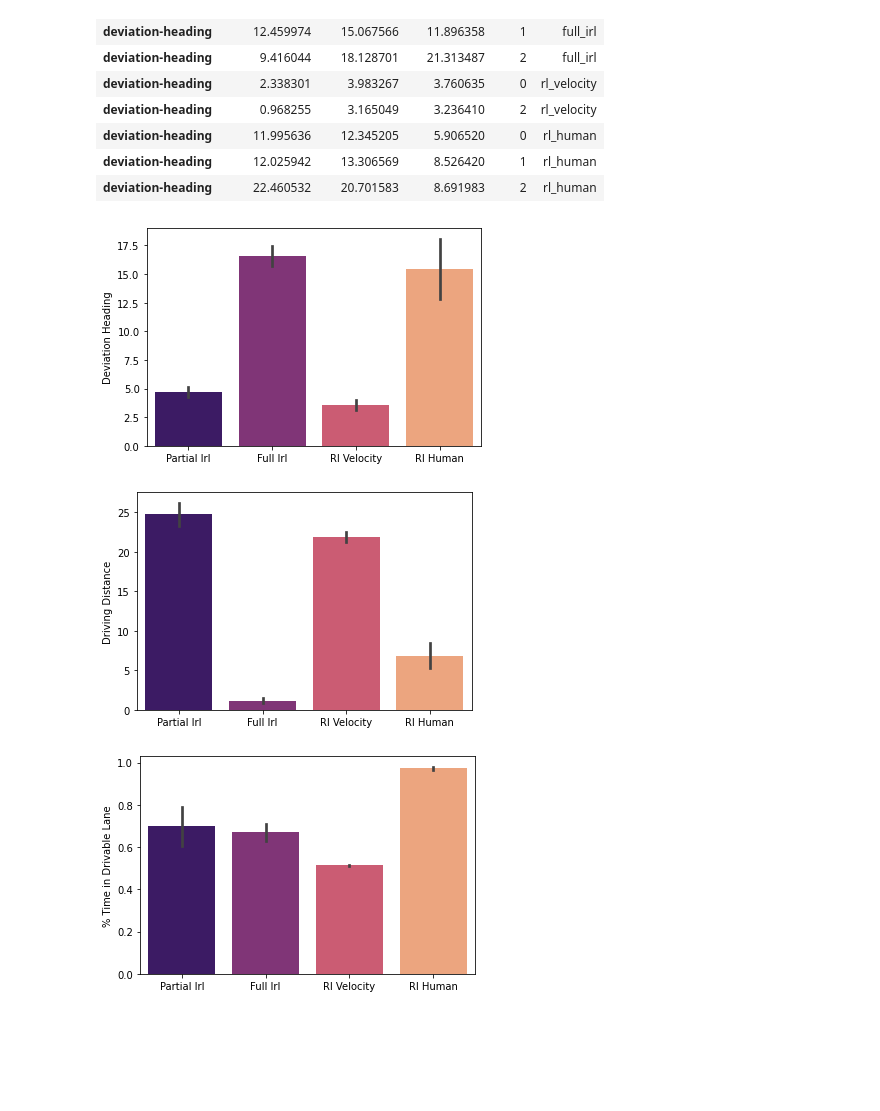
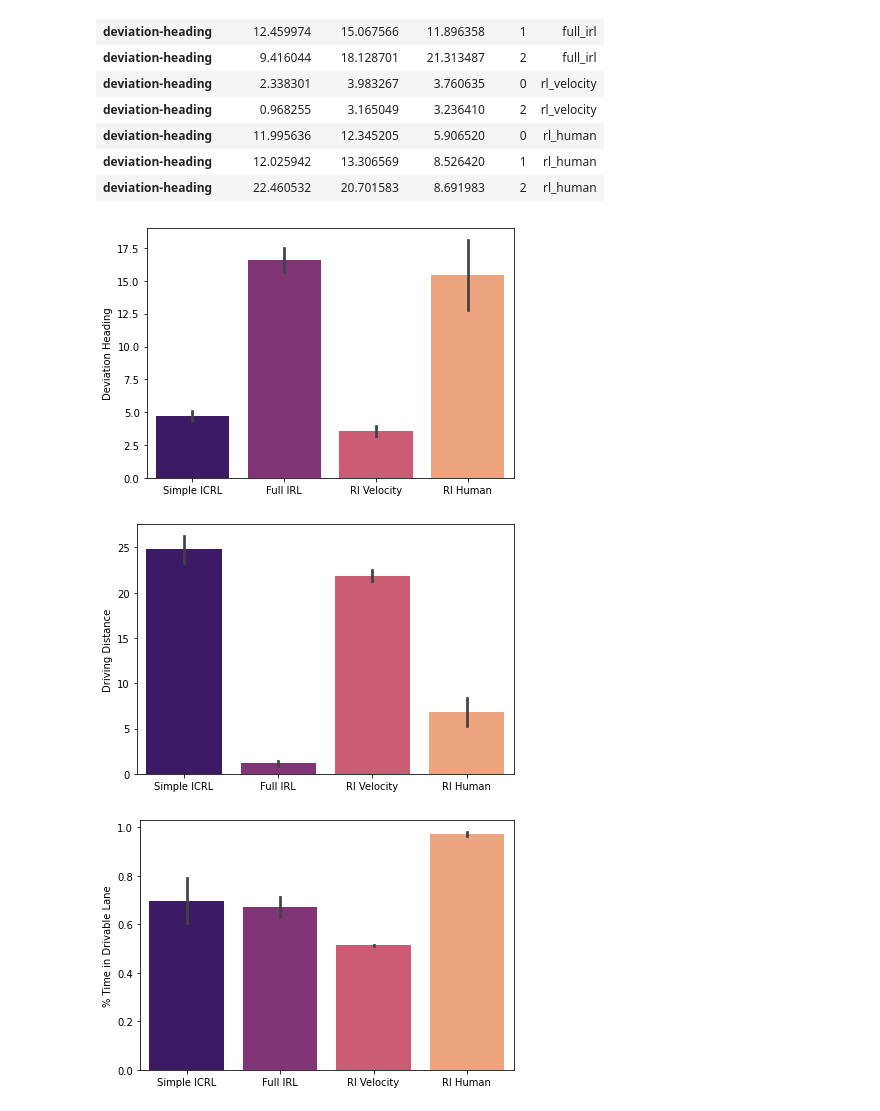
Before and after one commit to ahugs/duckietown-irl, a Jupyter notebook: eval_results/analysis.ipynb, the cells around one changed output. Drawn from its saved outputs; the diff is of its cells as text; code cells hidden in the pictures; blank space fills up the shorter version.

```diff
--- a/eval_results/analysis.ipynb
+++ b/eval_results/analysis.ipynb
@@ -10,11 +10,13 @@ os.getcwd()
 '/workspaces/duckietown-irl/eval_results'
 # %%
 # load data
+map = ""
 results = pd.DataFrame()
 for exp in ('partial_irl', 'full_irl', 'rl_velocity', 'rl_human'):
     for seed in range(3):
         try:
-            with open(f'./{exp}/{seed}/total_metrics.json') as f:
+            with open(f"./{'/'.join([map,exp,str(seed),'total_metrics.json'])}") as f:
+                print(f.name)
                 data = pd.DataFrame.from_dict(json.load(f))
                 data = data.drop(columns=['episode_totals'])
                 data['seed'] = seed
@@ -23,5 +25,6 @@ for exp in ('partial_irl', 'full_irl', 'rl_velocity', 'rl_human'):
                 results = pd.concat([results, data])
                 print(results)
         except FileNotFoundError:
+            print(f"File not found: .{'/'.join([map,exp,str(seed),'total_metrics.json'])}")
             pass
 # %% [output]
@@ -59,27 +62,34 @@ results.loc['deviation-heading']
 | deviation-heading | 22.460532 | 20.701583 | 8.691983 | 2 | rl_human |
 # %%
 results['exp'] = results['exp'].str.replace('_', ' ').str.title()
+results['exp'] = results['exp'].str.replace('Irl', 'IRL').str.replace("Partial IRL", "Simple ICRL")
 # %%
 fig, ax = plt.subplots()
+fig.patch.set_facecolor('xkcd:white')
 sns.barplot(data=results.loc['deviation-heading'], x='exp', y='mean_totals', errorbar='se', palette='magma', ax=ax)
 ax.set_xlabel(None)
 ax.set_ylabel('Deviation Heading')
-plt.savefig("plts/deviation-heading.png")
+plt.tight_layout()
+plt.savefig(f"plts/{map}/deviation_heading.png", bbox_inches='tight')
 # %% [output]
-[figure, old version]
+[figure, new version]
 # %%
 fig, ax = plt.subplots()
+fig.patch.set_facecolor('xkcd:white')
 sns.barplot(data=results.loc['driving-distance'], x='exp', y='mean_totals', errorbar='se', palette='magma')
 ax.set_xlabel(None)
 ax.set_ylabel('Driving Distance')
-plt.savefig("plts/driving-distance.png")
+plt.tight_layout()
+plt.savefig(f"plts/{map}/distance_traveled.png")
 # %% [output]
-[figure, old version]
+[figure, new version]
 # %%
 fig, ax = plt.subplots()
+fig.patch.set_facecolor('xkcd:white')
 sns.barplot(data=(1-results.loc['in-drivable-lane'].set_index(["seed", "exp"])/results.loc['survival_time'].set_index(["seed", "exp"])).reset_index(drop=False), x='exp', y='mean_totals', errorbar='se', palette='magma')
 ax.set_xlabel(None)
 ax.set_ylabel('% Time in Drivable Lane')
-plt.savefig("plts/in-drivable.png")
+plt.tight_layout()
+plt.savefig(f"plts/{map}/time_in_lane.png")
 # %% [output]
-[figure, old version]
+[figure, new version]
```
Also changed, not shown: parts of 2 cells of this notebook, 6 other files.
